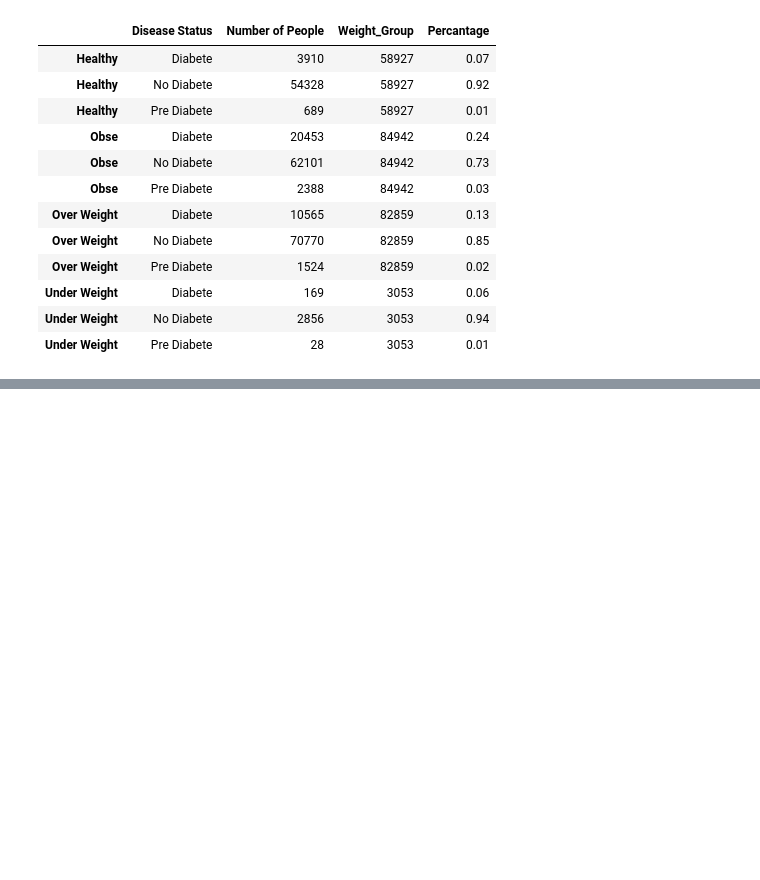
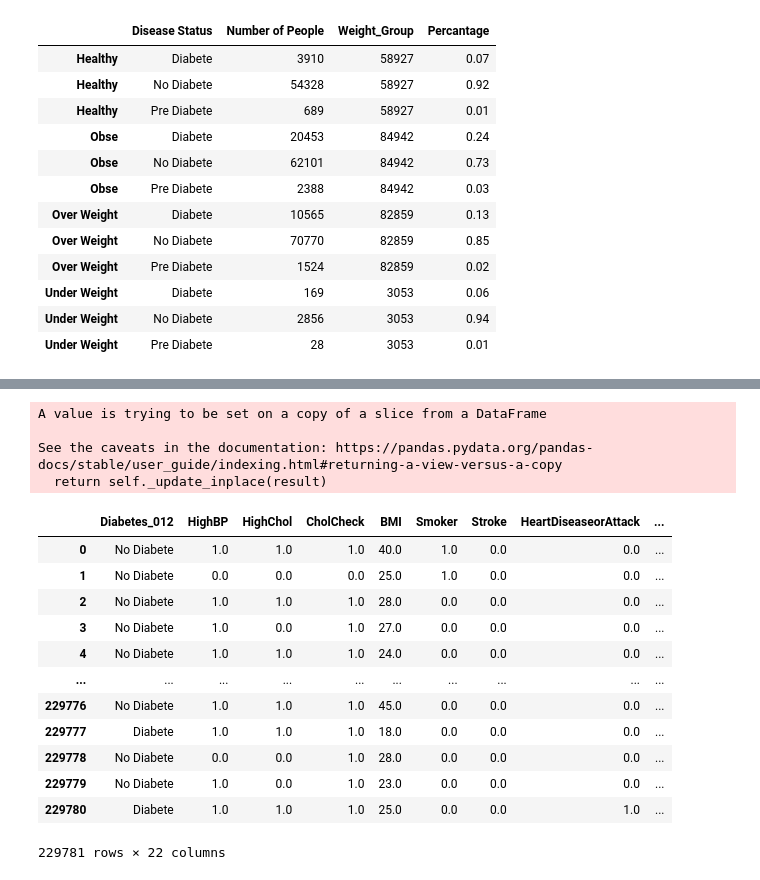
Before and after one commit to MehrdadGh1989/Diabete_Project, a Jupyter notebook: Diabete_Project_With_Jupyter.ipynb, the cells around one changed output, grey strips where cells are left out. Cells and saved outputs as stored; diff of their text form; code cells hidden in the pictures; blank space fills up the shorter version.

```diff
--- a/Diabete_Project_With_Jupyter.ipynb
+++ b/Diabete_Project_With_Jupyter.ipynb
@@ -569,0 +671,22 @@ diabetes_weight_in_Percentage.round(2)
+# %%
+#Replace the Values in Diabetes_012 with its meanings (0=No diabete,1=Pre Diabete, 2= Diabete)
+diabete_df_clean["Diabetes_012"].replace({0.0:'No Diabete', 1.0:'Pre Diabete', 2: "Diabete"}, inplace=True)
+diabete_df_clean
+# %% [output]
+A value is trying to be set on a copy of a slice from a DataFrame
+
+See the caveats in the documentation: https://pandas.pydata.org/pandas-docs/stable/user_guide/indexing.html#returning-a-view-versus-a-copy
+  return self._update_inplace(result)
+|  | Diabetes_012 | HighBP | HighChol | CholCheck | BMI | Smoker | Stroke | HeartDiseaseorAttack | ... |
+| 0 | No Diabete | 1.0 | 1.0 | 1.0 | 40.0 | 1.0 | 0.0 | 0.0 | ... |
+| 1 | No Diabete | 0.0 | 0.0 | 0.0 | 25.0 | 1.0 | 0.0 | 0.0 | ... |
+| 2 | No Diabete | 1.0 | 1.0 | 1.0 | 28.0 | 0.0 | 0.0 | 0.0 | ... |
+| 3 | No Diabete | 1.0 | 0.0 | 1.0 | 27.0 | 0.0 | 0.0 | 0.0 | ... |
+| 4 | No Diabete | 1.0 | 1.0 | 1.0 | 24.0 | 0.0 | 0.0 | 0.0 | ... |
+| ... | ... | ... | ... | ... | ... | ... | ... | ... | ... |
+| 229776 | No Diabete | 1.0 | 1.0 | 1.0 | 45.0 | 0.0 | 0.0 | 0.0 | ... |
+| 229777 | Diabete | 1.0 | 1.0 | 1.0 | 18.0 | 0.0 | 0.0 | 0.0 | ... |
+| 229778 | No Diabete | 0.0 | 0.0 | 1.0 | 28.0 | 0.0 | 0.0 | 0.0 | ... |
+| 229779 | No Diabete | 1.0 | 0.0 | 1.0 | 23.0 | 0.0 | 0.0 | 0.0 | ... |
+| 229780 | Diabete | 1.0 | 1.0 | 1.0 | 25.0 | 0.0 | 0.0 | 1.0 | ... |
+229781 rows × 22 columns
```
Also changed, not shown: parts of 19 cells of this notebook.
